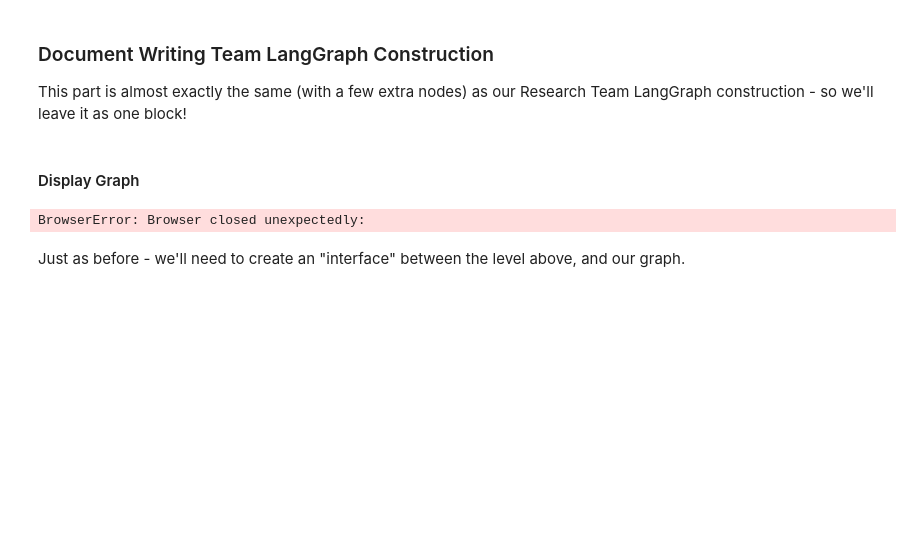
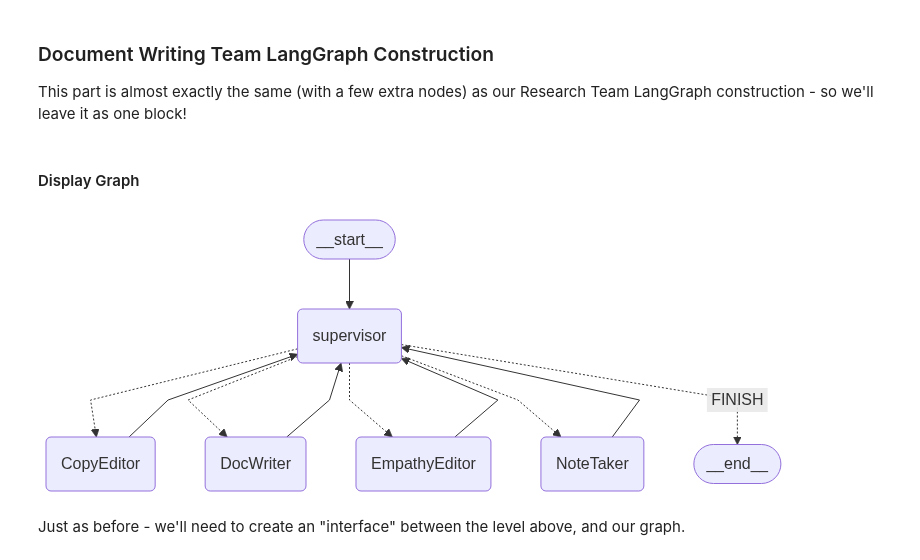
Before and after one commit to rchallapilla/AIE7, a Jupyter notebook: 06_Multi_Agent_with_LangGraph/Multi_Agent_RAG_LangGraph.ipynb, the cells around one changed output. Cells and saved outputs as stored; diff of their text form; code cells hidden in the pictures; blank space fills up the shorter version.

```diff
--- a/06_Multi_Agent_with_LangGraph/Multi_Agent_RAG_LangGraph.ipynb
+++ b/06_Multi_Agent_with_LangGraph/Multi_Agent_RAG_LangGraph.ipynb
@@ -763,21 +765,21 @@ compiled_authoring_graph = authoring_graph.compile()
 # %%
 from IPython.display import Image, display
 
 display(
     Image(
         compiled_authoring_graph.get_graph().draw_mermaid_png(
             curve_style=CurveStyle.LINEAR,
             node_colors=NodeStyles(first="#ffdfba", last="#baffc9", default="#fad7de"),
             wrap_label_n_words=9,
             output_file_path=None,
-            draw_method=MermaidDrawMethod.PYPPETEER,
+            draw_method=MermaidDrawMethod.API,
             background_color="white",
             padding=10,
         )
     )
 )
 # %% [output]
-BrowserError: Browser closed unexpectedly:
+[figure, added]
 # %% [markdown]
 Just as before - we'll need to create an "interface" between the level above, and our graph.
 # %%
```
Also changed, not shown: parts of 6 cells of this notebook, 3 other files.
